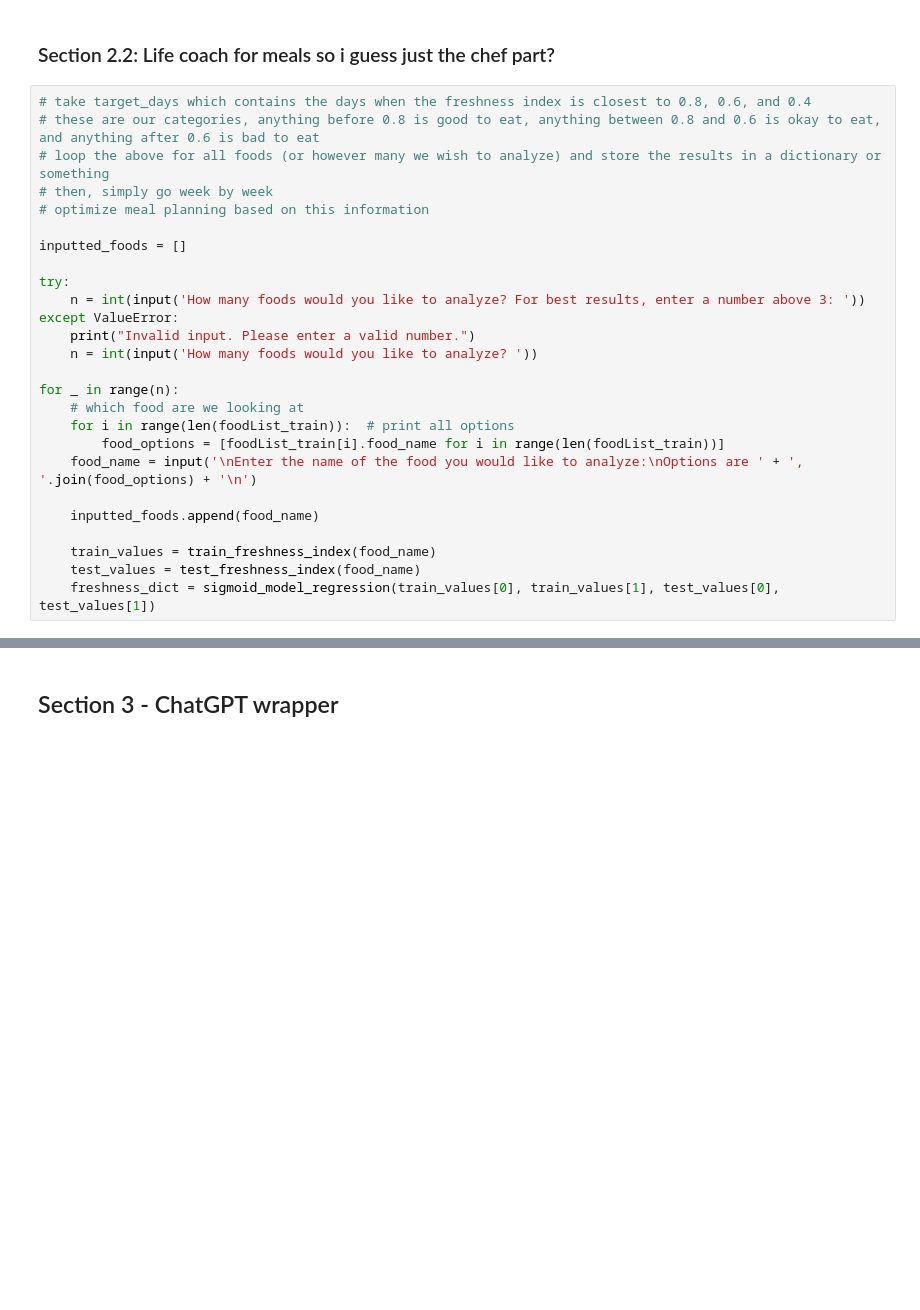
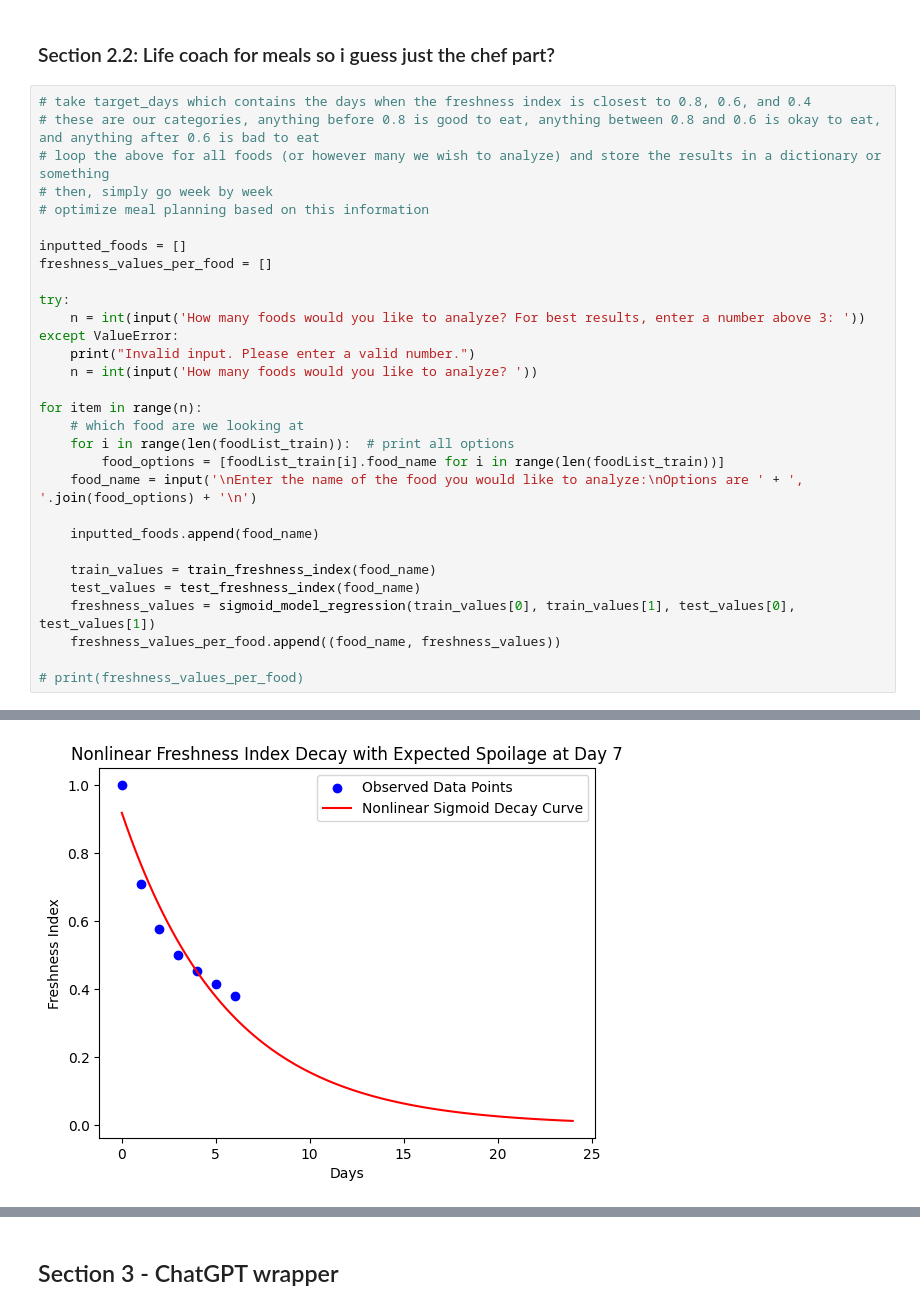
Before and after one commit to JustaShadow2/AI-Chef, a Jupyter notebook: AI-Chef.ipynb, the cells around one changed output, grey strips where cells are left out. Saved outputs shown, nothing was run; the diff lists cells and outputs as text; blank space fills up the shorter version.

```diff
--- a/AI-Chef.ipynb
+++ b/AI-Chef.ipynb
@@ -315,6 +315,7 @@ def sigmoid_model_regression(days, freshness_values_train, days_test, freshness_
 # optimize meal planning based on this information
 
 inputted_foods = []
+freshness_values_per_food = []
 
 try:
     n = int(input('How many foods would you like to analyze? For best results, enter a number above 3: '))
@@ -322,7 +323,7 @@ except ValueError:
     print("Invalid input. Please enter a valid number.")
     n = int(input('How many foods would you like to analyze? '))
 
-for _ in range(n):
+for item in range(n):
     # which food are we looking at
     for i in range(len(foodList_train)):  # print all options
         food_options = [foodList_train[i].food_name for i in range(len(foodList_train))]
@@ -332,7 +333,10 @@ for _ in range(n):
 
     train_values = train_freshness_index(food_name)
     test_values = test_freshness_index(food_name)
-    freshness_dict = sigmoid_model_regression(train_values[0], train_values[1], test_values[0], test_values[1])
+    freshness_values = sigmoid_model_regression(train_values[0], train_values[1], test_values[0], test_values[1])
+    freshness_values_per_food.append((food_name, freshness_values))
+
+# print(freshness_values_per_food)
 # %% [output]
 Time = 0
 1
@@ -354,0 +376 @@ Day when freshness index is closest to 0.4: 4.848484848484849
+[figure, added]
```
Also changed, not shown: parts of 5 cells of this notebook.
